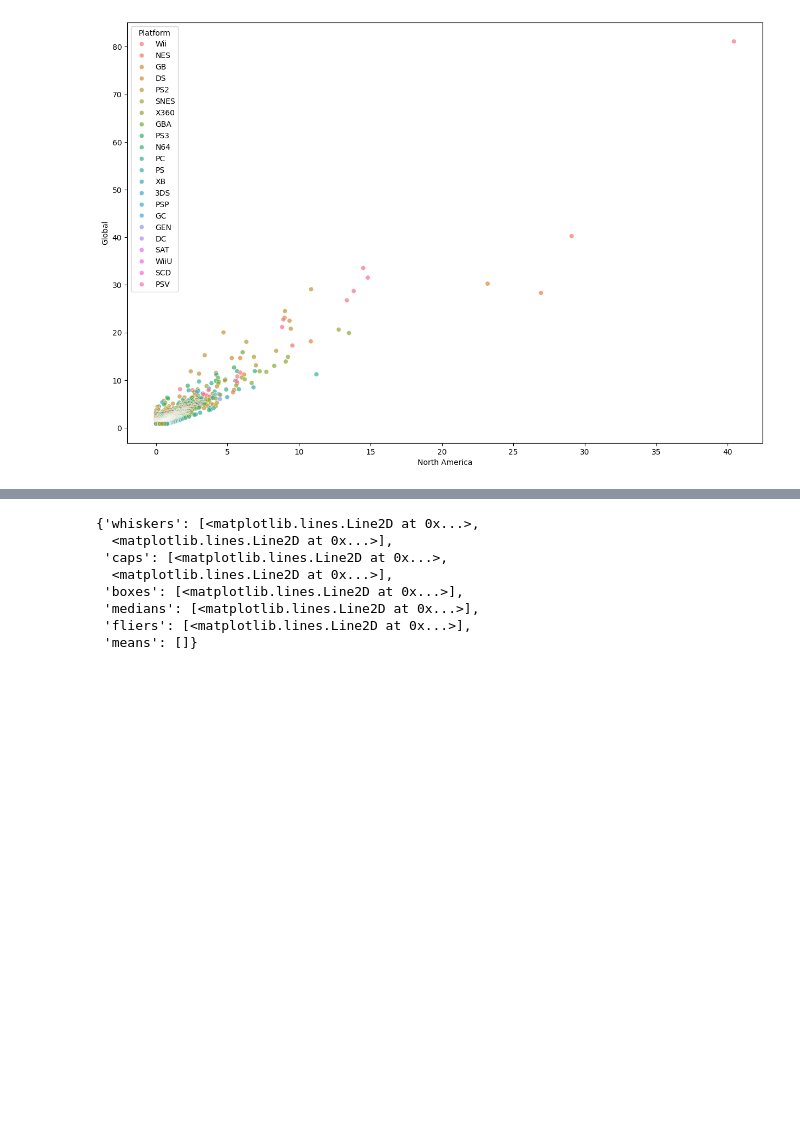
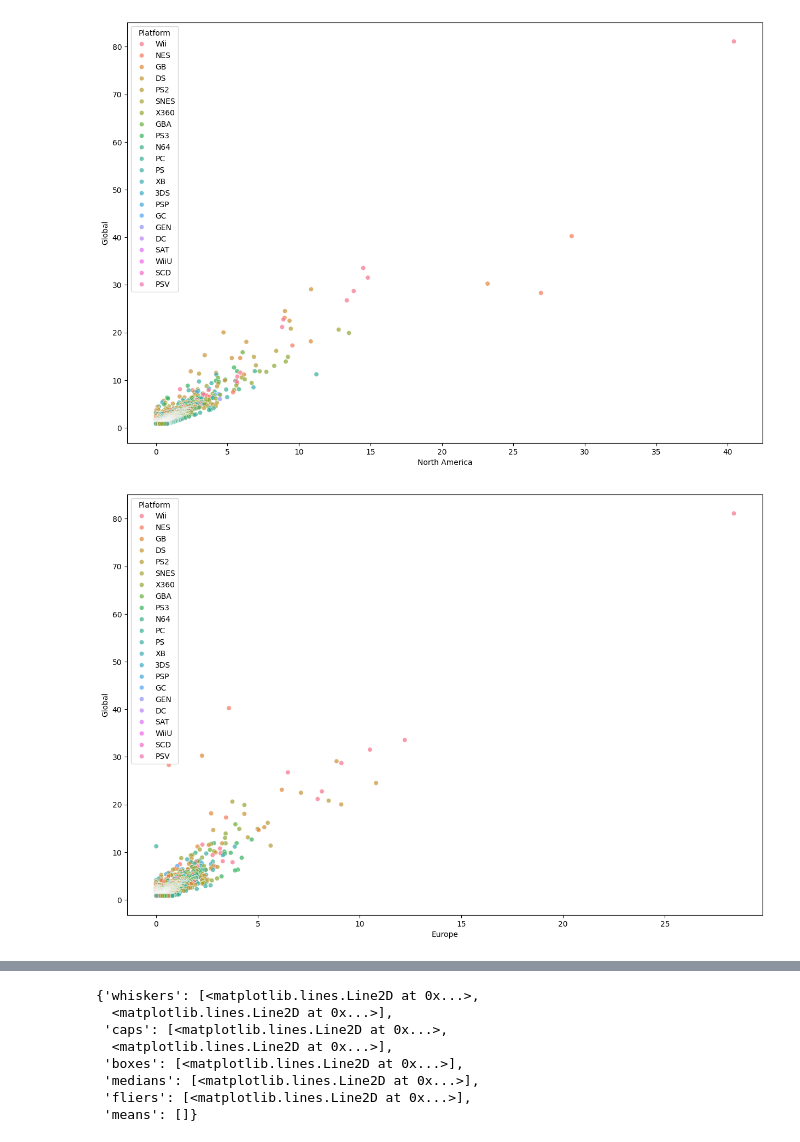
Before and after one commit to pablo-mada/Proyecto-Final, a Jupyter notebook: Notebooks/04_Visualizacion.ipynb, the cells around one changed output, grey strips where cells are left out. Drawn from its saved outputs; the diff is of its cells as text; code cells hidden in the pictures; blank space fills up the shorter version.

```diff
--- a/Notebooks/04_Visualizacion.ipynb
+++ b/Notebooks/04_Visualizacion.ipynb
@@ -98,2 +117,8 @@ plt.show()
 # %% [output]
 [figure]
+# %%
+plt.figure(figsize=(15, 10))
+sns.scatterplot(x="Europe",y="Global",data=df,hue="Platform", alpha=0.7, edgecolor='w')
+plt.show()
+# %% [output]
+[figure, added]
```
Also changed, not shown: parts of 14 cells of this notebook.
